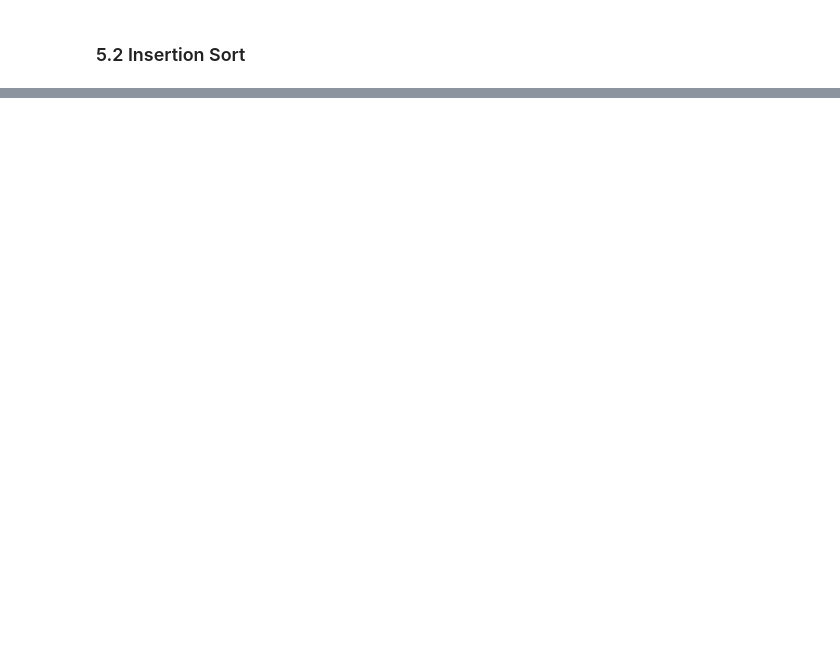
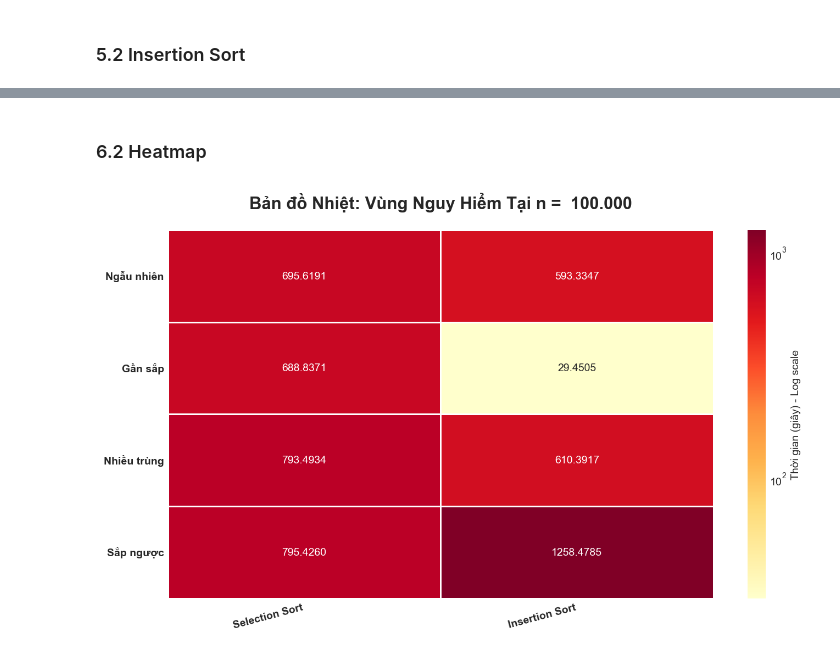
Before and after one commit to cyhapun/sorting-algorithms-benchmark, a Jupyter notebook: notebook/algorithm_n2.ipynb, the cells around one changed output, grey strips where cells are left out. Drawn from its saved outputs; the diff is of its cells as text; code cells hidden in the pictures; blank space fills up the shorter version.

```diff
--- a/notebook/algorithm_n2.ipynb
+++ b/notebook/algorithm_n2.ipynb
@@ -153,0 +215,8 @@ print("Đã lưu kết quả O(n^2) thành công!")
+# %%
+all_algo_results = {
+    "Selection Sort": results_selection_sort,
+    "Insertion Sort": results_insertion_sort,
+}
+
+sizes = [100, 1000, 10000, 100000]
+datasets = ['random', 'nearly_sorted', 'many_duplicates', 'reverse_sorted']
@@ -153,0 +268,6 @@ print("Đã lưu kết quả O(n^2) thành công!")
+# %% [markdown]
+### 6.2 Heatmap
+# %%
+plot_danger_zone_heatmap(all_algo_results, 3, sizes, datasets)
+# %% [output]
+[figure, added]
```
Also changed, not shown: parts of 27 cells of this notebook, 2 other files.
